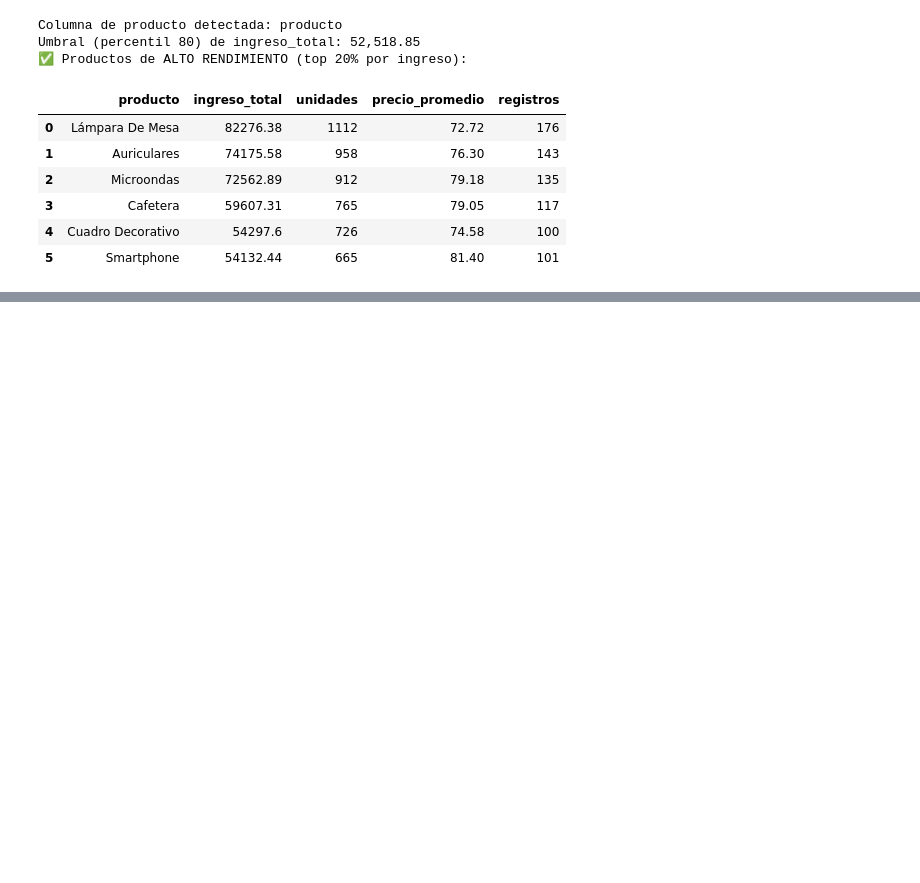
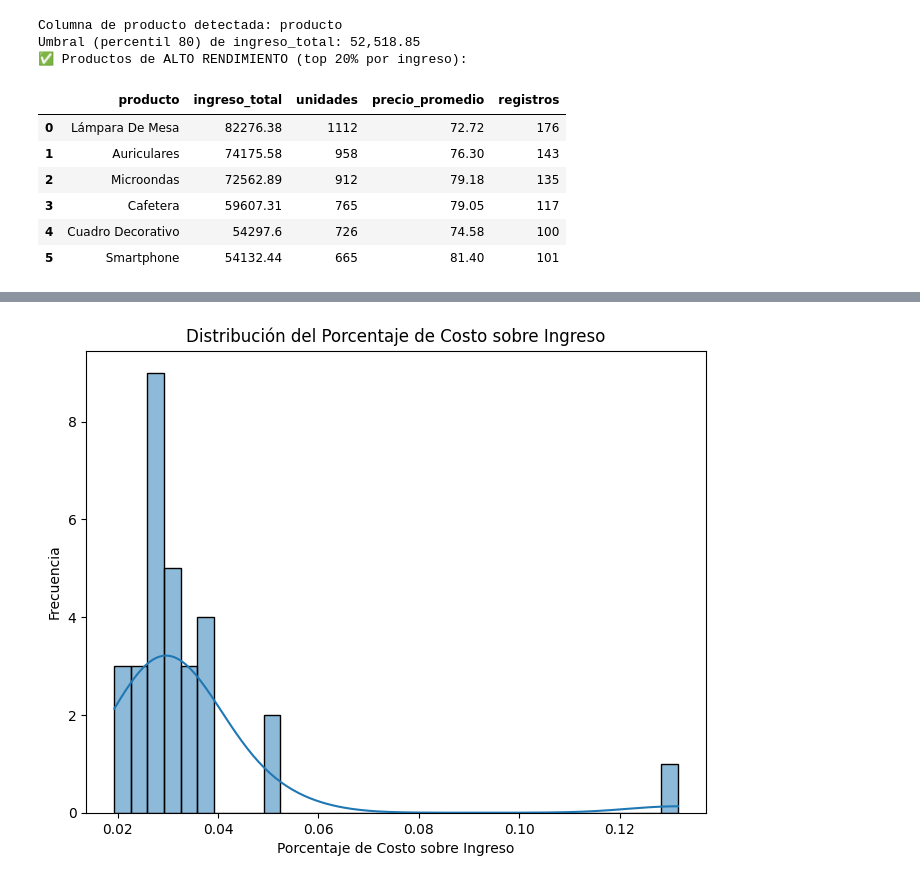
Before and after one commit to dvd86/Entrega_Final_David_Vazquez_Python_Talento_Tech, a Jupyter notebook: Pre_Entrega_TP_Final.ipynb, the cells around one changed output, grey strips where cells are left out. Drawn from its saved outputs; the diff is of its cells as text; code cells hidden in the pictures; blank space fills up the shorter version.

```diff
--- a/Pre_Entrega_TP_Final.ipynb
+++ b/Pre_Entrega_TP_Final.ipynb
@@ -696,0 +905,10 @@ Umbral (percentil 80) de ingreso_total: 52,518.85
+# %%
+# Histogram to see the distribution
+plt.figure(figsize=(8, 6))
+sns.histplot(merged_df['porcentaje_costo_sobre_ingreso'], kde=True)
+plt.title('Distribución del Porcentaje de Costo sobre Ingreso')
+plt.xlabel('Porcentaje de Costo sobre Ingreso')
+plt.ylabel('Frecuencia')
+plt.show()
+# %% [output]
+[figure, added]
```
Also changed, not shown: parts of 35 cells of this notebook.
